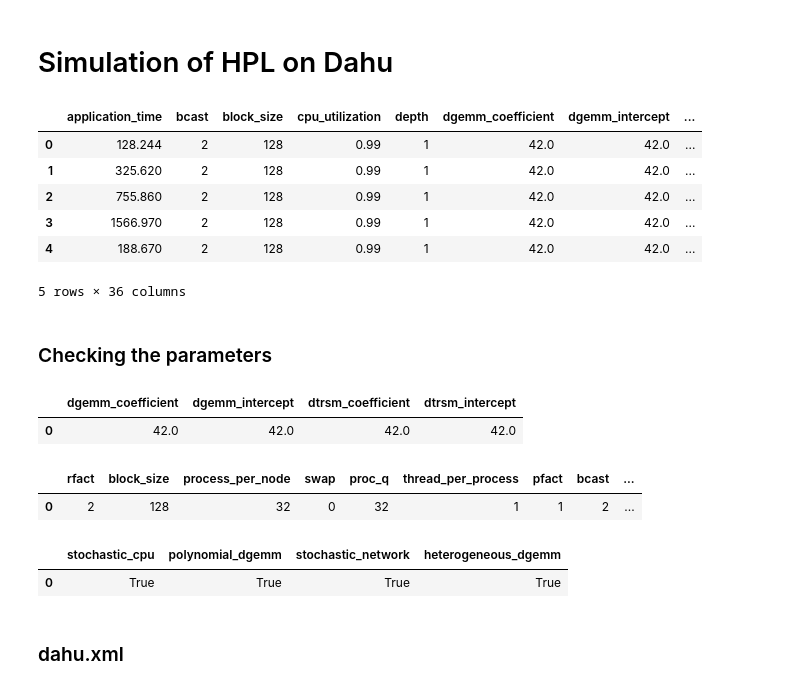
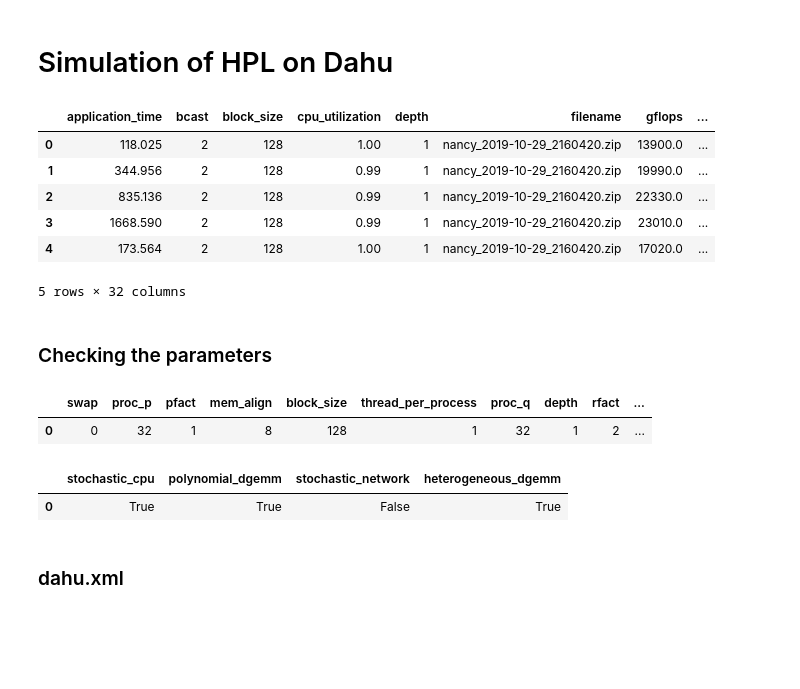
Before and after one commit to Ezibenroc/calibration_analysis, a Jupyter notebook: dahu/smpi_hpl/hpl_simulation_simple.ipynb, the cells around one changed output. Drawn from its saved outputs; the diff is of its cells as text; code cells hidden in the pictures; blank space fills up the shorter version.

Commit message:
New execution and simulation of HPL on Dahu (different matrix sizes)

```diff
--- a/dahu/smpi_hpl/hpl_simulation_simple.ipynb
+++ b/dahu/smpi_hpl/hpl_simulation_simple.ipynb
@@ -10,7 +10,7 @@ import plotnine
 plotnine.options.figure_size = (12, 8)
 import yaml
 import warnings
-warnings.simplefilter(action='ignore', category=FutureWarning) # removing annoying Pandas warning
+warnings.simplefilter(action='ignore') # removing annoying Pandas warning
 
 def get_yaml(archive_name, yaml_name):
     archive = zipfile.ZipFile(archive_name)
@@ -32,49 +32,44 @@ def read_sim_result(name):
     result = pandas.read_csv(io.BytesIO(archive.read('results.csv')))
     result['platform'] = get_platform(name)
     result['filename'] = name
     info = get_yaml(name, 'info.yaml')
     installfile = info['installfile']
     result['model'] = installfile[8:10]  # filename of the form 'install_A1.yaml', so we get the 'A1'
     install_options = get_yaml(name, installfile)
     result['stochastic_cpu'] = install_options['stochastic_cpu']
     result['polynomial_dgemm'] = install_options['polynomial_dgemm']
     result['stochastic_network'] = install_options['stochastic_network']
     result['heterogeneous_dgemm'] = install_options['heterogeneous_dgemm']
     return result
 
 #simulation_dir = 'paper_sc19/performance/12/'
 #simulation_files = [simulation_dir + f for f in os.listdir(simulation_dir)]
-simulation_files = ['nancy_2019-07-16_2005027.zip']
+simulation_files = ['nancy_2019-10-29_2160420.zip']
 
 reality_files = [
-    '../hpl/grenoble_2019-07-12_1873991.zip',
+    '../hpl/grenoble_2019-10-30_1891433.zip',
 ]
 
 dfsim = pandas.concat([read_sim_result(f) for f in simulation_files])
 dfsim['mode'] = 'Simulation'
 
 dfreal = pandas.concat([read_result(f) for f in reality_files])
 dfreal['mode'] = 'Reality'
 
 df = pandas.concat([dfsim, dfreal])
 sizes = set(dfsim.matrix_size) & set(dfreal.matrix_size)
 df = df[df.matrix_size.isin(sizes)]
 df.head()
 # %% [output]
-|  | application_time | bcast | block_size | cpu_utilization | depth | dgemm_coefficient | dgemm_intercept | ... |
-| 0 | 128.244 | 2 | 128 | 0.99 | 1 | 42.0 | 42.0 | ... |
-| 1 | 325.620 | 2 | 128 | 0.99 | 1 | 42.0 | 42.0 | ... |
-| 2 | 755.860 | 2 | 128 | 0.99 | 1 | 42.0 | 42.0 | ... |
-| 3 | 1566.970 | 2 | 128 | 0.99 | 1 | 42.0 | 42.0 | ... |
-| 4 | 188.670 | 2 | 128 | 0.99 | 1 | 42.0 | 42.0 | ... |
+|  | application_time | bcast | block_size | cpu_utilization | depth | filename | gflops | ... |
+| 0 | 118.025 | 2 | 128 | 1.00 | 1 | nancy_2019-10-29_2160420.zip | 13900.0 | ... |
+| 1 | 344.956 | 2 | 128 | 0.99 | 1 | nancy_2019-10-29_2160420.zip | 19990.0 | ... |
+| 2 | 835.136 | 2 | 128 | 0.99 | 1 | nancy_2019-10-29_2160420.zip | 22330.0 | ... |
+| 3 | 1668.590 | 2 | 128 | 0.99 | 1 | nancy_2019-10-29_2160420.zip | 23010.0 | ... |
+| 4 | 173.564 | 2 | 128 | 1.00 | 1 | nancy_2019-10-29_2160420.zip | 17020.0 | ... |
-5 rows × 36 columns
+5 rows × 32 columns
 # %% [markdown]
 ### Checking the parameters
-# %%
-dfsim[['dgemm_coefficient', 'dgemm_intercept', 'dtrsm_coefficient', 'dtrsm_intercept']].drop_duplicates()
-# %% [output]
-|  | dgemm_coefficient | dgemm_intercept | dtrsm_coefficient | dtrsm_intercept |
-| 0 | 42.0 | 42.0 | 42.0 | 42.0 |
 # %%
 name_exceptions = {'application_time', 'simulation_time', 'usr_time', 'sys_time', 'time', 'gflops', 'residual', 'cpu_utilization',
                    'dgemm_coefficient', 'dgemm_intercept', 'dtrsm_coefficient', 'dtrsm_intercept',
@@ -85,13 +80,13 @@ name_exceptions = {'application_time', 'simulation_time', 'usr_time', 'sys_time'
 colnames = set(df) - name_exceptions
 df[list(colnames)].drop_duplicates()
 # %% [output]
-|  | rfact | block_size | process_per_node | swap | proc_q | thread_per_process | pfact | bcast | ... |
-| 0 | 2 | 128 | 32 | 0 | 32 | 1 | 1 | 2 | ... |
+|  | swap | proc_p | pfact | mem_align | block_size | thread_per_process | proc_q | depth | rfact | ... |
+| 0 | 0 | 32 | 1 | 8 | 128 | 1 | 32 | 1 | 2 | ... |
 # %%
 dfsim[['stochastic_cpu', 'polynomial_dgemm', 'stochastic_network', 'heterogeneous_dgemm']].drop_duplicates()
 # %% [output]
 |  | stochastic_cpu | polynomial_dgemm | stochastic_network | heterogeneous_dgemm |
-| 0 | True | True | True | True |
+| 0 | True | True | False | True |
 # %%
 from IPython.display import display, Markdown
 
```
Also changed, not shown: parts of 4 cells of this notebook, 2 other files.
